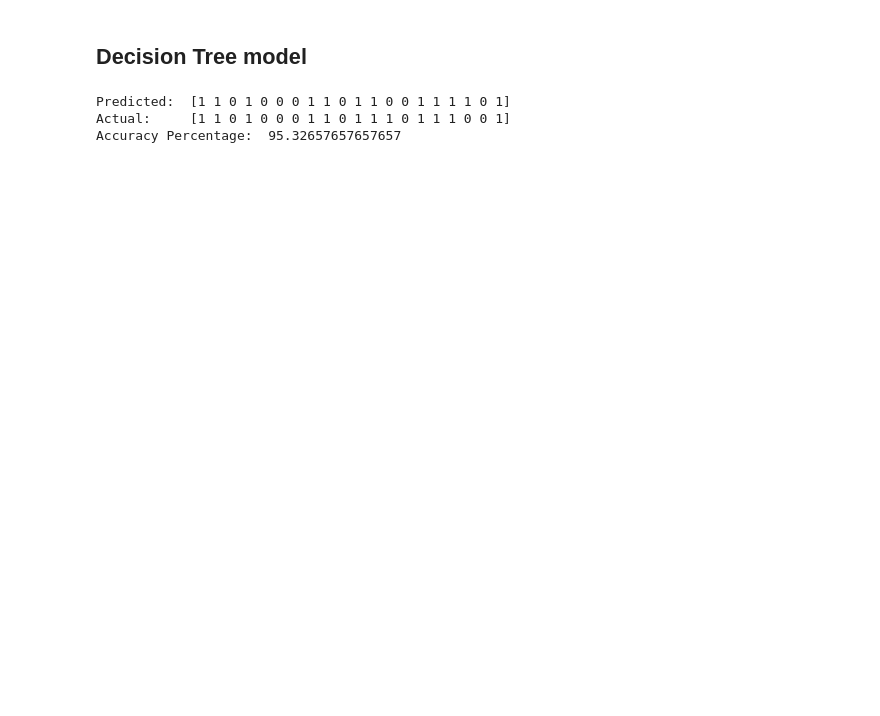
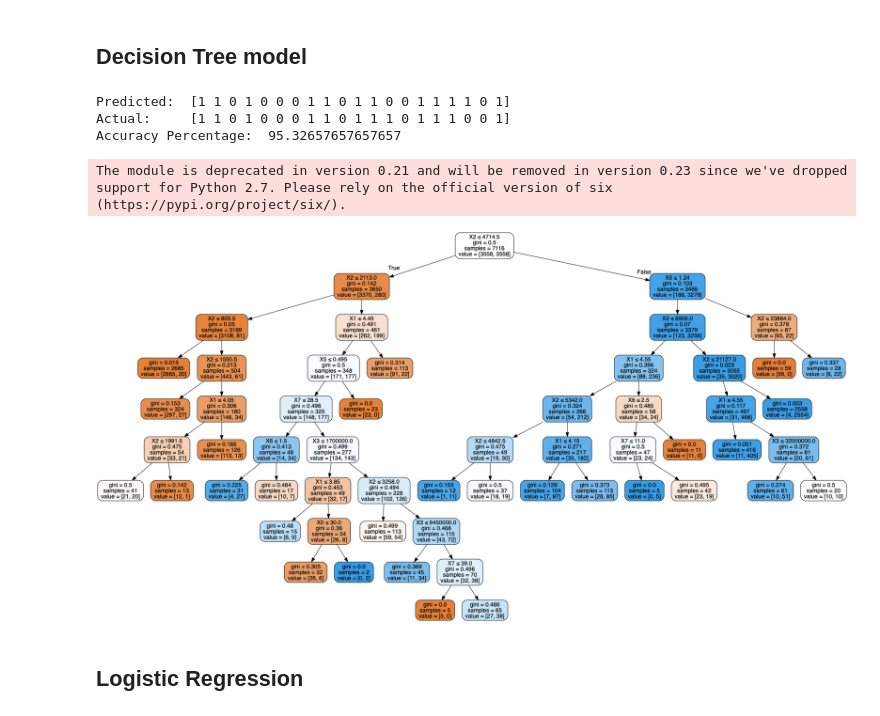
Before and after one commit to Rimshamaredia/CSCE-421-Project, a Jupyter notebook: Final.ipynb, the cells around one changed output. Cells and saved outputs as stored; diff of their text form; code cells hidden in the pictures; blank space fills up the shorter version.

```diff
--- a/Final.ipynb
+++ b/Final.ipynb
@@ -345,13 +382,33 @@ Accuracy Percentage:  91.66666666666666
 ## Decision Tree model
 # %%
 tree_model = DecisionTreeClassifier(max_leaf_nodes=29, random_state=0)
+
+
 tree_model.fit(X_train, y_train)
 predictions = tree_model.predict(X_test)
 print("Predicted: ",predictions[:20])
 print("Actual:    ",np.array(y_test[:20]))
 print("Accuracy Percentage: " ,accuracy_score(y_true = y_test, y_pred = predictions)*100)
+
+
+
+from sklearn.externals.six import StringIO
+from IPython.display import Image
+from sklearn.tree import export_graphviz
+import pydotplus
+dot_data = StringIO()
+export_graphviz(tree_model, out_file=dot_data,
+                filled=True, rounded=True,
+                special_characters=True)
+
+graph = pydotplus.graph_from_dot_data(dot_data.getvalue())
+Image(graph.create_png())
 # %% [output]
 Predicted:  [1 1 0 1 0 0 0 1 1 0 1 1 0 0 1 1 1 1 0 1]
 Actual:     [1 1 0 1 0 0 0 1 1 0 1 1 1 0 1 1 1 0 0 1]
 Accuracy Percentage:  95.32657657657657
+The module is deprecated in version 0.21 and will be removed in version 0.23 since we've dropped support for Python 2.7. Please rely on the official version of six (https://pypi.org/project/six/).
+[figure, added]
+# %% [markdown]
+## Logistic Regression
 # %%
```
Also changed, not shown: parts of 4 cells of this notebook.
